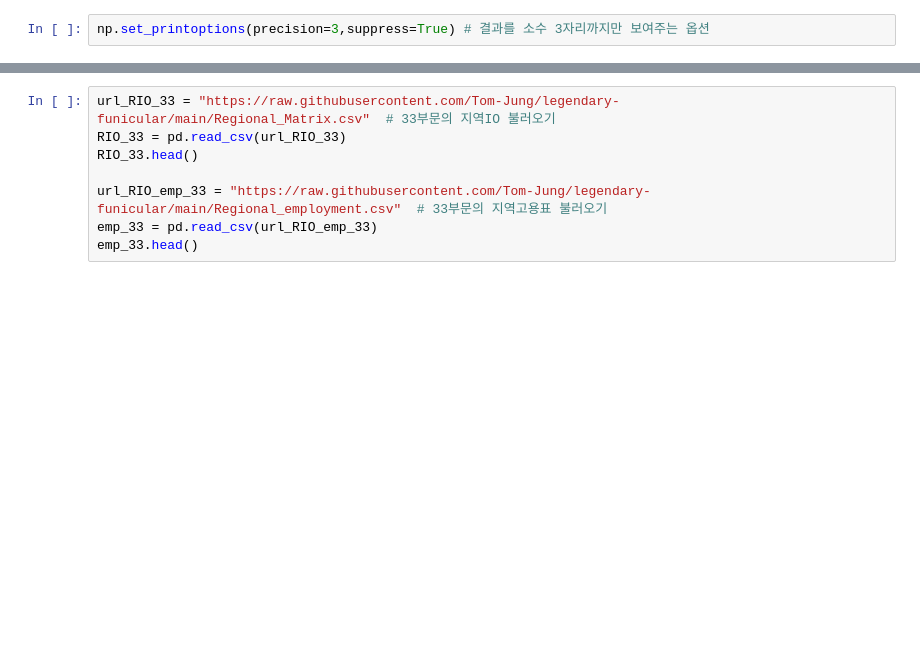
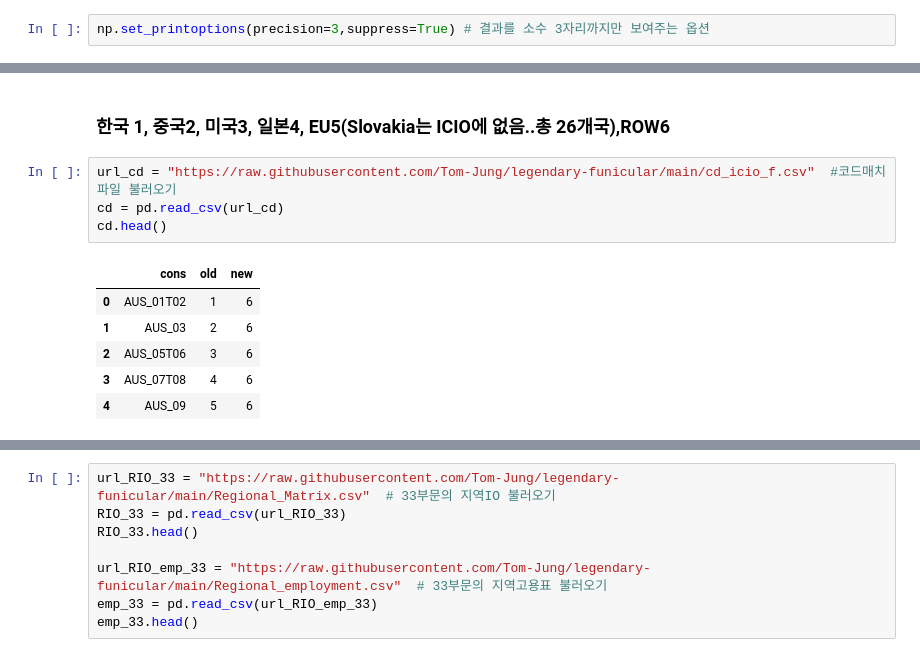
Before and after one commit to Tom-Jung/legendary-funicular, a Jupyter notebook: Ch8. ICIO.ipynb, the cells around one changed output, grey strips where cells are left out. Saved outputs shown, nothing was run; the diff lists cells and outputs as text; blank space fills up the shorter version.

```diff
--- a/Ch8. ICIO.ipynb
+++ b/Ch8. ICIO.ipynb
@@ -22,3 +22,16 @@ icio.head()
 | 3 | AUS_07T08 | 101.615163 | 11.825257 | 338.164605 | 6820.277968 | 51.563281 | 192.085993 | 7.725989 | 23.377437 | ... |
 | 4 | AUS_09 | 26.970796 | 2.564962 | 4062.665666 | 4345.540236 | 45.607364 | 26.311413 | 1.268719 | 4.190971 | ... |
 5 rows × 3599 columns
+# %% [markdown]
+### 한국 1, 중국2, 미국3, 일본4, EU5(Slovakia는 ICIO에 없음..총 26개국),ROW6
+# %%
+url_cd = "https://raw.githubusercontent.com/Tom-Jung/legendary-funicular/main/cd_icio_f.csv"  #코드매치 파일 불러오기
+cd = pd.read_csv(url_cd)
+cd.head()
+# %% [output]
+|  | cons | old | new |
+| 0 | AUS_01T02 | 1 | 6 |
+| 1 | AUS_03 | 2 | 6 |
+| 2 | AUS_05T06 | 3 | 6 |
+| 3 | AUS_07T08 | 4 | 6 |
+| 4 | AUS_09 | 5 | 6 |
```
Also changed, not shown: parts of 5 cells of this notebook.
